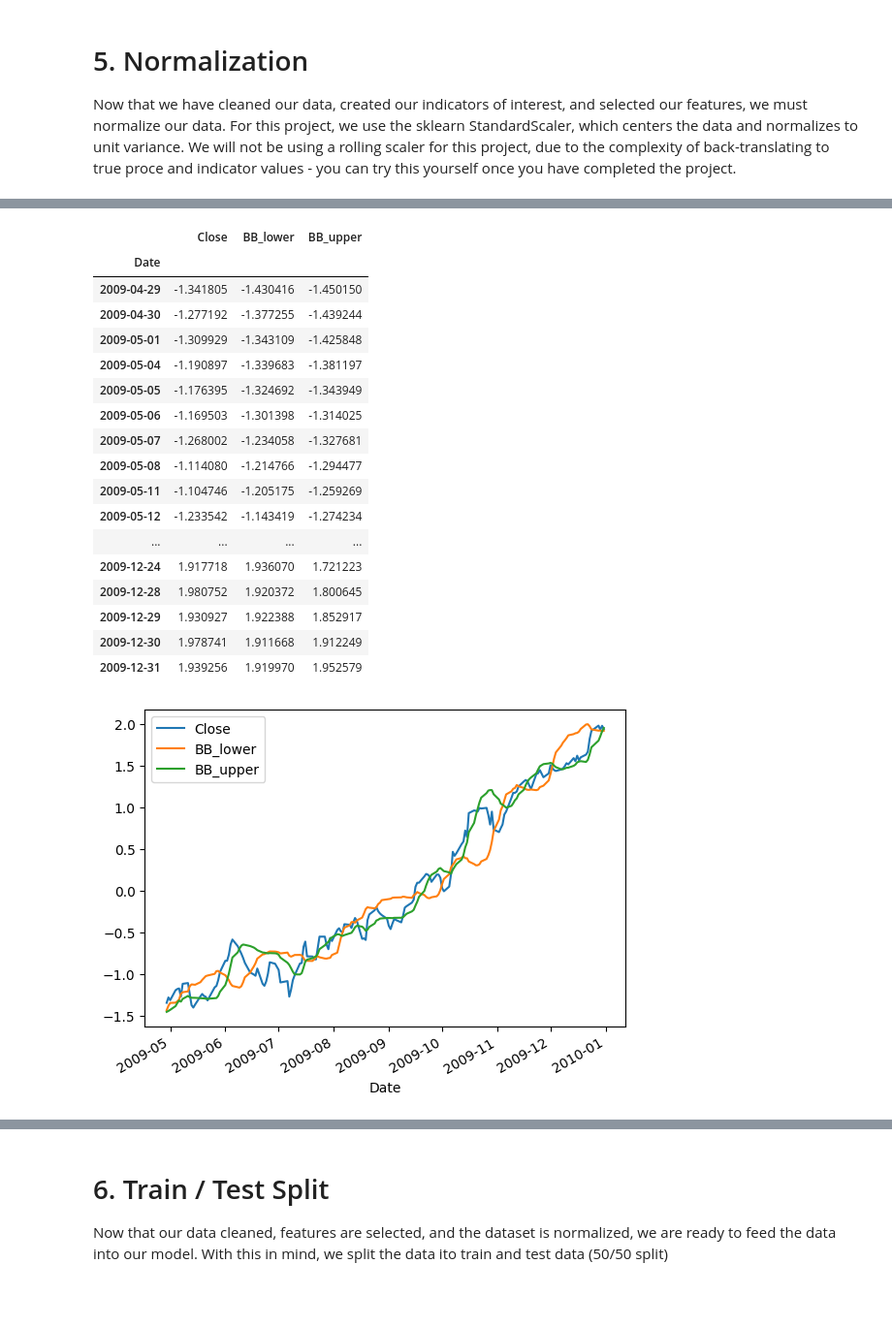
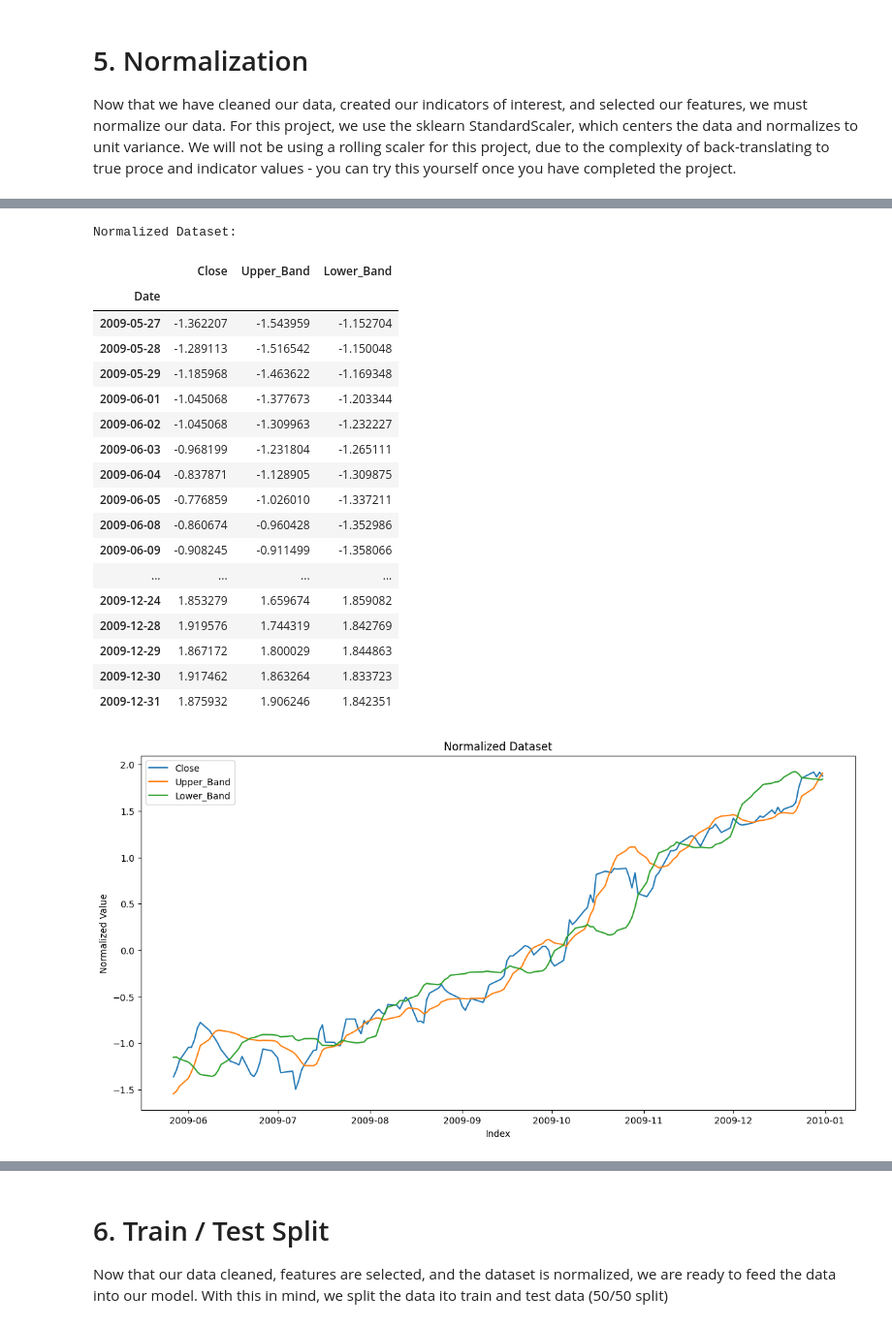
Before and after one commit to bigboy92/fend-matching-game, a Jupyter notebook: project_nb.ipynb, the cells around one changed output, grey strips where cells are left out. Shown at 97% size. Drawn from its saved outputs; the diff is of its cells as text; code cells hidden in the pictures; blank space fills up the shorter version.

```diff
--- a/project_nb.ipynb
+++ b/project_nb.ipynb
@@ -133,4 +111,5 @@ Volume       5
 dtype: int64
 # %%
 # forward fill missing values
-data = data.ffill()
+data.fillna(method='ffill', inplace=True)
+display_df(data)
@@ -163,5 +194,7 @@ data['BB_upper'] = data['MA20'] + 2 * data['STD20']
 # %%
 # Remove rows with NaN bollinger bands
-data.dropna(inplace=True)
+data.dropna(subset=['20_MA', 'Upper_Band', 'Lower_Band'], inplace=True)
+
+# Display the cleaned DataFrame to confirm
 display_df(data)
 # %% [output]
@@ -186,3 +219,6 @@ display_df(data)
 # %%
 # Define new dataframe with only the training features (Close, Upper BB, Lower BB)
-dataset = data[['Close', 'BB_lower', 'BB_upper']] # define df here
+dataset = data[['Close', 'Upper_Band', 'Lower_Band']]
+
+# Display the new dataset to confirm
+display_df(dataset)
@@ -217,39 +256,48 @@ plt.show()
 # %%
-# Normalize Dataset with StandardScaler
+from sklearn.preprocessing import StandardScaler
+
+# Normalize Dataset
 normlist = []
 normed_dataset = pd.DataFrame(index=dataset.index)
+
 for col in dataset.columns:
     normalizer = StandardScaler()
-    column_data = pd.DataFrame(dataset[col]) # define column data
-
-    # fit normalizer to column data
-    # transform column data with the fitted normalizer, and place the transformed data column in out normed_dataset df
-    normed_dataset[col] = normalizer.fit_transform(column_data)
-
-    # append the fitted normalizer to normlist for use later
-    normlist.append(normalizer)
+    column_data = dataset[[col]]  # Step 1: define column data as a DataFrame
+    normed_column = normalizer.fit_transform(column_data)  # Step 2: fit and transform column data
+    normed_dataset[col] = normed_column  # Step 3: add transformed data to normed_dataset
+    normlist.append(normalizer)  # Step 4: append the fitted normalizer for future reference
 # %%
-# Display & Plot Normalized Dataset
+# Display normalized dataset
+print("Normalized Dataset:")
 display_df(normed_dataset)
-normed_dataset.plot()
+
+# Plot normalized dataset
+plt.figure(figsize=(14, 7))
+for col in normed_dataset.columns:
+    plt.plot(normed_dataset.index, normed_dataset[col], label=col)
+plt.title("Normalized Dataset")
+plt.xlabel("Index")
+plt.ylabel("Normalized Value")
+plt.legend()
 plt.show()
 # %% [output]
+Normalized Dataset:
-|  | Close | BB_lower | BB_upper |
+|  | Close | Upper_Band | Lower_Band |
 | Date |  |  |  |
-| 2009-04-29 | -1.341805 | -1.430416 | -1.450150 |
-| 2009-04-30 | -1.277192 | -1.377255 | -1.439244 |
-| 2009-05-01 | -1.309929 | -1.343109 | -1.425848 |
-| 2009-05-04 | -1.190897 | -1.339683 | -1.381197 |
-| 2009-05-05 | -1.176395 | -1.324692 | -1.343949 |
-| 2009-05-06 | -1.169503 | -1.301398 | -1.314025 |
-| 2009-05-07 | -1.268002 | -1.234058 | -1.327681 |
-| 2009-05-08 | -1.114080 | -1.214766 | -1.294477 |
-| 2009-05-11 | -1.104746 | -1.205175 | -1.259269 |
-| 2009-05-12 | -1.233542 | -1.143419 | -1.274234 |
+| 2009-05-27 | -1.362207 | -1.543959 | -1.152704 |
+| 2009-05-28 | -1.289113 | -1.516542 | -1.150048 |
+| 2009-05-29 | -1.185968 | -1.463622 | -1.169348 |
+| 2009-06-01 | -1.045068 | -1.377673 | -1.203344 |
+| 2009-06-02 | -1.045068 | -1.309963 | -1.232227 |
+| 2009-06-03 | -0.968199 | -1.231804 | -1.265111 |
+| 2009-06-04 | -0.837871 | -1.128905 | -1.309875 |
+| 2009-06-05 | -0.776859 | -1.026010 | -1.337211 |
+| 2009-06-08 | -0.860674 | -0.960428 | -1.352986 |
+| 2009-06-09 | -0.908245 | -0.911499 | -1.358066 |
 | ... | ... | ... | ... |
-| 2009-12-24 | 1.917718 | 1.936070 | 1.721223 |
-| 2009-12-28 | 1.980752 | 1.920372 | 1.800645 |
-| 2009-12-29 | 1.930927 | 1.922388 | 1.852917 |
-| 2009-12-30 | 1.978741 | 1.911668 | 1.912249 |
-| 2009-12-31 | 1.939256 | 1.919970 | 1.952579 |
+| 2009-12-24 | 1.853279 | 1.659674 | 1.859082 |
+| 2009-12-28 | 1.919576 | 1.744319 | 1.842769 |
+| 2009-12-29 | 1.867172 | 1.800029 | 1.844863 |
+| 2009-12-30 | 1.917462 | 1.863264 | 1.833723 |
+| 2009-12-31 | 1.875932 | 1.906246 | 1.842351 |
-[figure, old version]
+[figure, new version]
```
Also changed, not shown: parts of 27 cells of this notebook.
